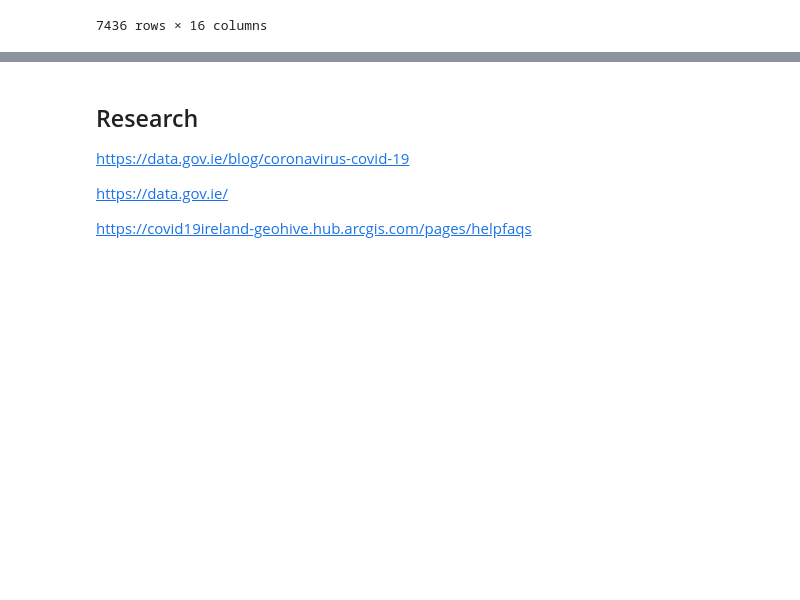
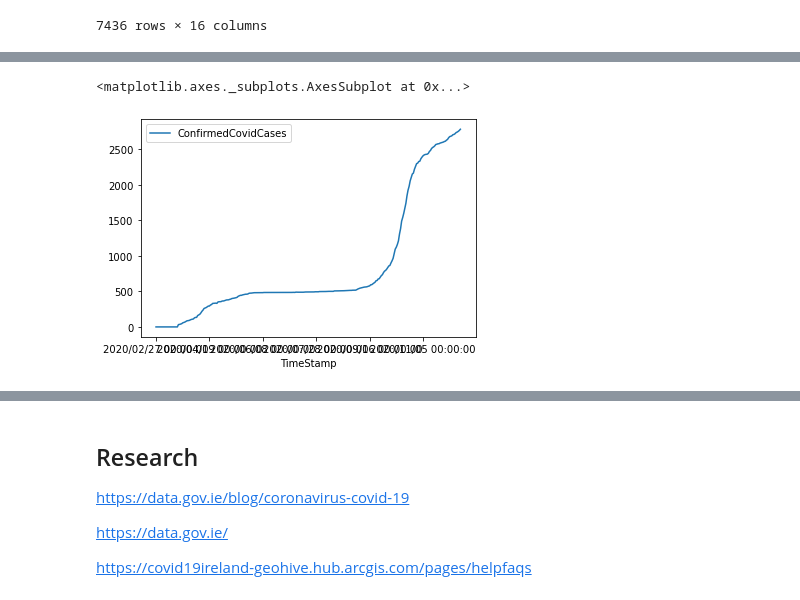
Before and after one commit to eoinlees/PforDA-Project-2020, a Jupyter notebook: Project-2020.ipynb, the cells around one changed output, grey strips where cells are left out. Saved outputs shown, nothing was run; the diff lists cells and outputs as text; code cells hidden in the pictures; blank space fills up the shorter version.

```diff
--- a/Project-2020.ipynb
+++ b/Project-2020.ipynb
@@ -77,0 +83,3 @@ Name: CountyName, Length: 7436, dtype: object
+# %%
+galData = data.loc[data["CountyName"] == "Galway"]
+galData
@@ -77,0 +100,3 @@ Name: CountyName, Length: 7436, dtype: object
+# %%
+df = galData[["TimeStamp", "CountyName", "ConfirmedCovidCases",  "ConfirmedCovidDeaths" ]]
+df
@@ -77,0 +119,5 @@ Name: CountyName, Length: 7436, dtype: object
+# %%
+df.plot(x="TimeStamp", y="ConfirmedCovidCases")
+# %% [output]
+<matplotlib.axes._subplots.AxesSubplot at 0x...>
+[figure, added]
```
Also changed, not shown: parts of 8 cells of this notebook, 1 other file.
